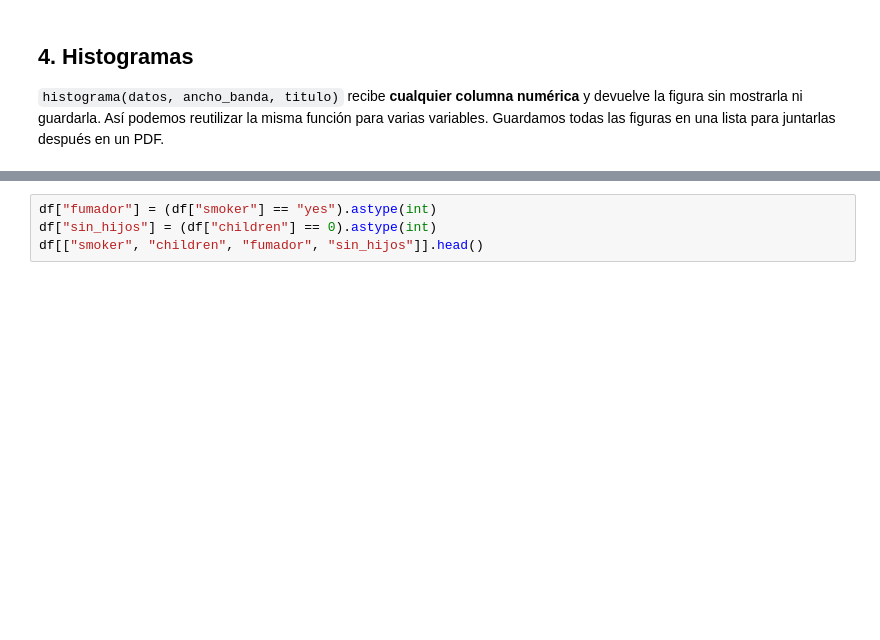
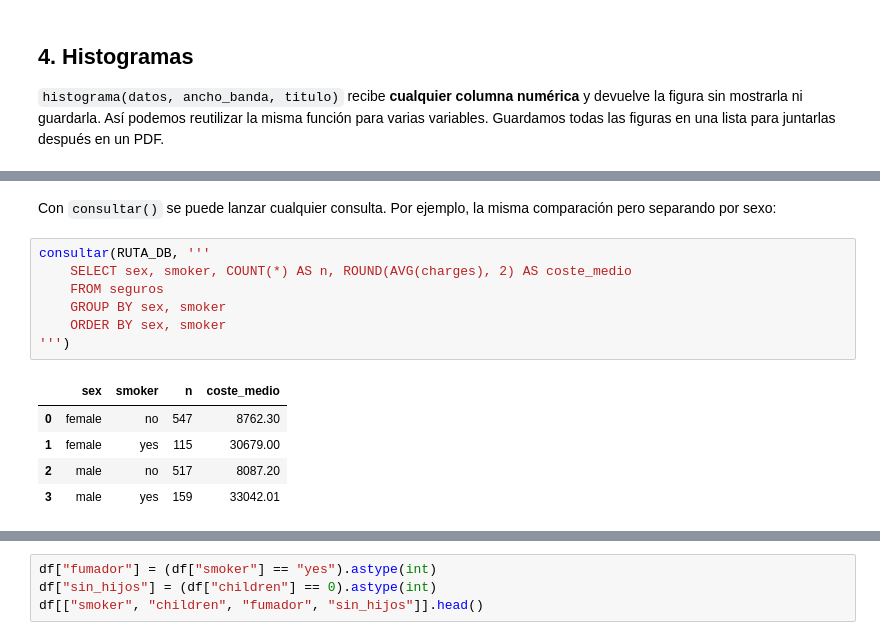
Before and after one commit to balicevicdani/Project-python-0, a Jupyter notebook: notebooks/analisis.ipynb, the cells around one changed output, grey strips where cells are left out. Saved outputs shown, nothing was run; the diff lists cells and outputs as text; blank space fills up the shorter version.

```diff
--- a/notebooks/analisis.ipynb
+++ b/notebooks/analisis.ipynb
@@ -115,0 +162,15 @@ plt.show()
+# %% [markdown]
+Con `consultar()` se puede lanzar cualquier consulta. Por ejemplo, la misma comparación pero separando por sexo:
+# %%
+consultar(RUTA_DB, '''
+    SELECT sex, smoker, COUNT(*) AS n, ROUND(AVG(charges), 2) AS coste_medio
+    FROM seguros
+    GROUP BY sex, smoker
+    ORDER BY sex, smoker
+''')
+# %% [output]
+|  | sex | smoker | n | coste_medio |
+| 0 | female | no | 547 | 8762.30 |
+| 1 | female | yes | 115 | 30679.00 |
+| 2 | male | no | 517 | 8087.20 |
+| 3 | male | yes | 159 | 33042.01 |
```
Also changed, not shown: parts of 30 cells of this notebook, 7 other files.
